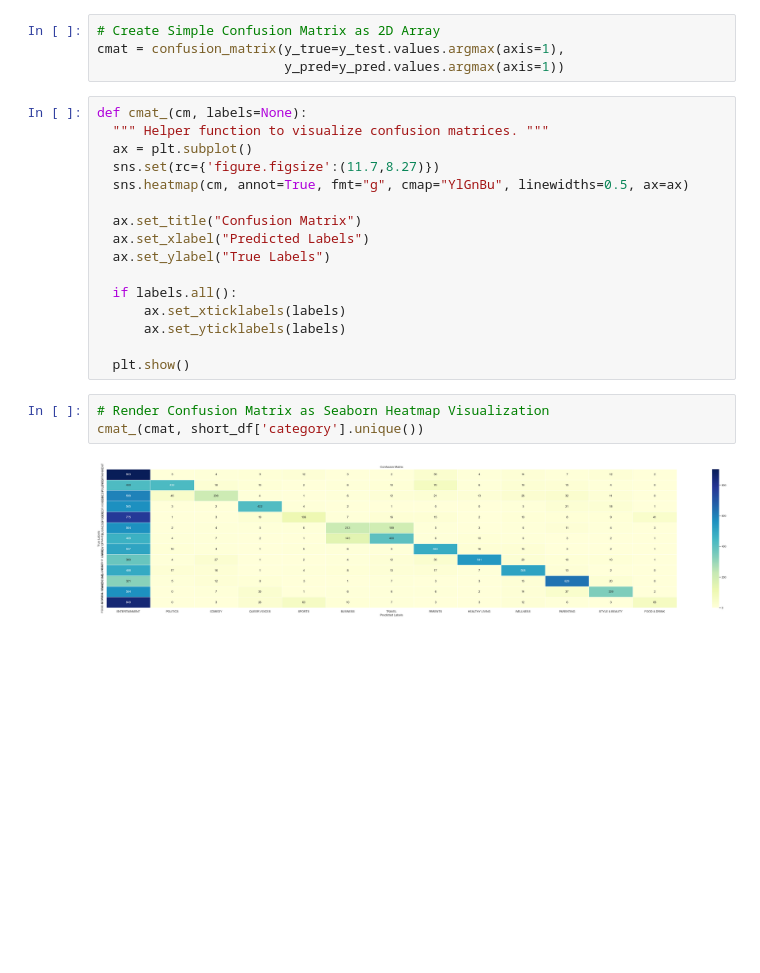
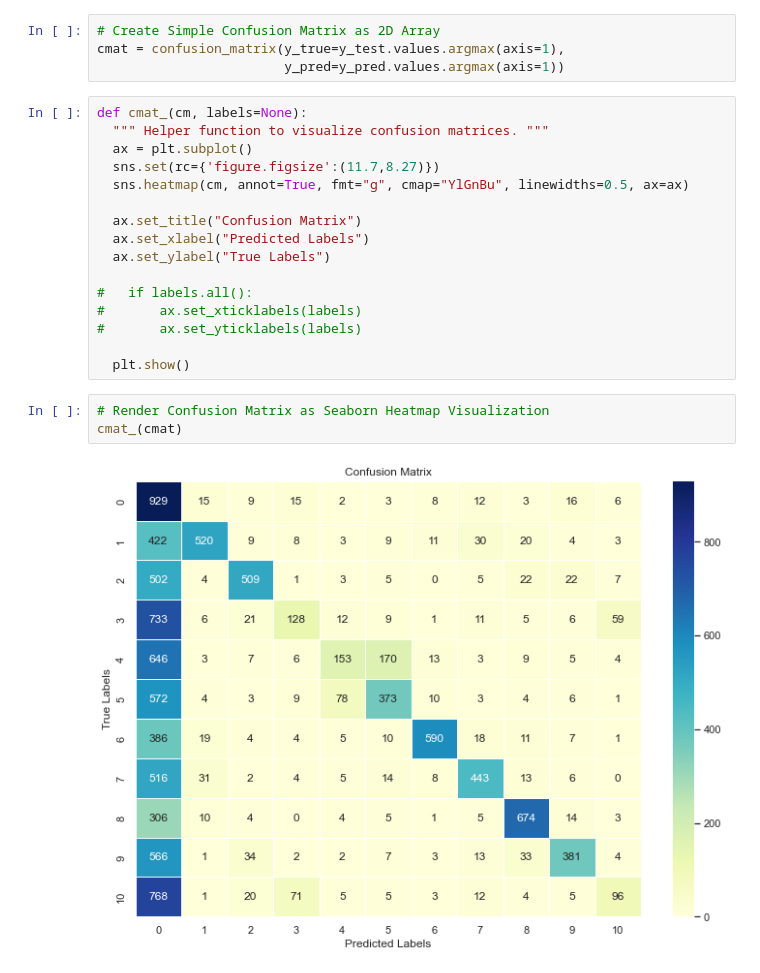
Before and after one commit to RogueNPC/NLP-News-Aggregator, a Jupyter notebook: project/Capstone_News_Aggregator.ipynb, the cells around one changed output. Cells and saved outputs as stored; diff of their text form; blank space fills up the shorter version.

```diff
--- a/project/Capstone_News_Aggregator.ipynb
+++ b/project/Capstone_News_Aggregator.ipynb
@@ -422,13 +428,13 @@ def cmat_(cm, labels=None):
   ax.set_xlabel("Predicted Labels")
   ax.set_ylabel("True Labels")
 
-  if labels.all():
-      ax.set_xticklabels(labels)
-      ax.set_yticklabels(labels)
+#   if labels.all():
+#       ax.set_xticklabels(labels)
+#       ax.set_yticklabels(labels)
 
   plt.show()
 # %%
 # Render Confusion Matrix as Seaborn Heatmap Visualization
-cmat_(cmat, short_df['category'].unique())
+cmat_(cmat)
 # %% [output]
-[figure, old version]
+[figure, new version]
```
Also changed, not shown: parts of 18 cells of this notebook.
